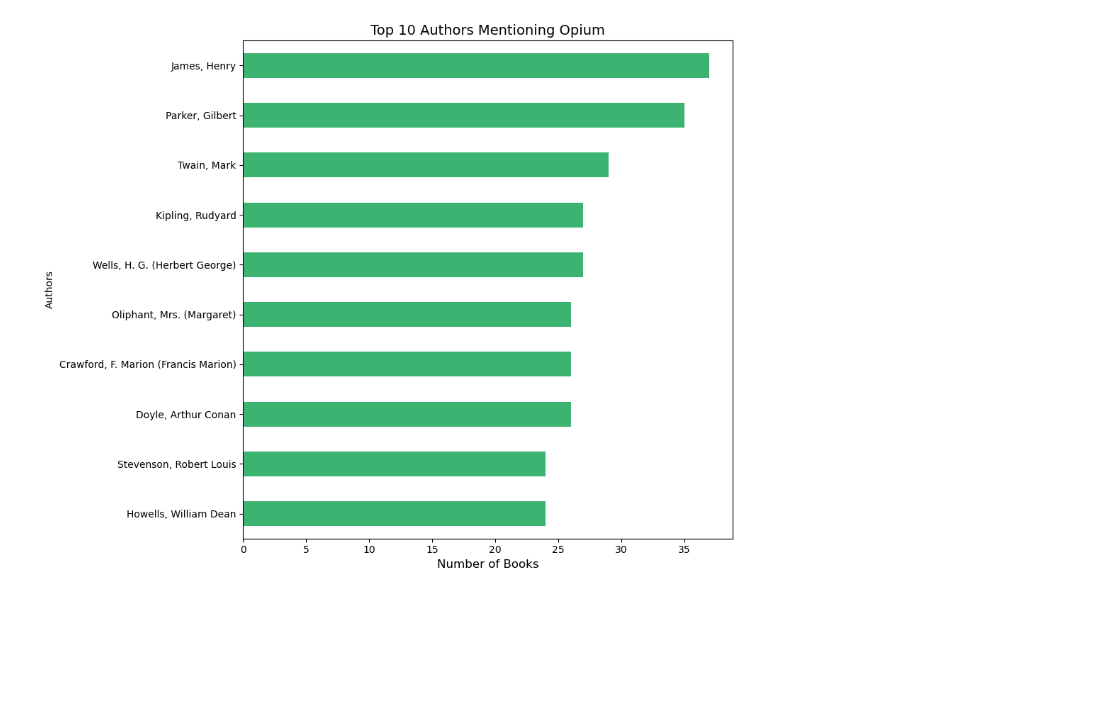
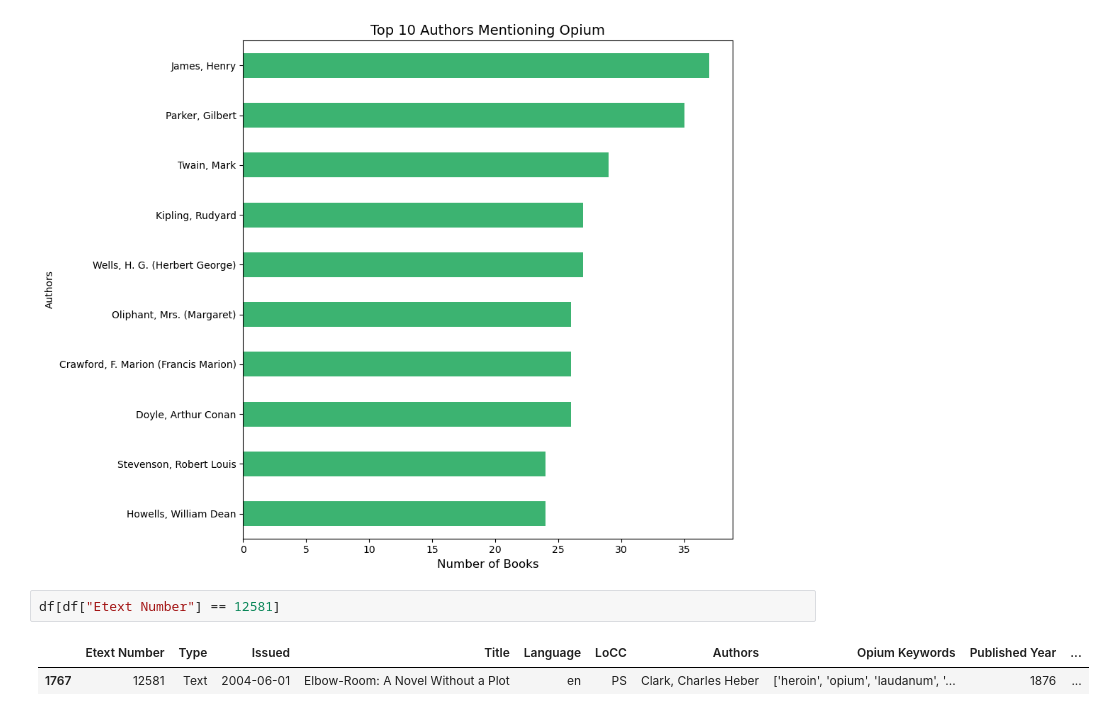
Before and after one commit to eglantine-vialaneix/opium-gutenberg, a Jupyter notebook: code/2_exploration/descriptive_analysis.ipynb, the cells around one changed output. Cells and saved outputs as stored; diff of their text form; blank space fills up the shorter version.

```diff
--- a/code/2_exploration/descriptive_analysis.ipynb
+++ b/code/2_exploration/descriptive_analysis.ipynb
@@ -389,3 +389,8 @@ plt.tight_layout()
 plt.show()
 # %% [output]
 [figure]
+# %%
+df[df["Etext Number"] == 12581]
+# %% [output]
+|  | Etext Number | Type | Issued | Title | Language | LoCC | Authors | Opium Keywords | Published Year | ... |
+| 1767 | 12581 | Text | 2004-06-01 | Elbow-Room: A Novel Without a Plot | en | PS | Clark, Charles Heber | ['heroin', 'opium', 'laudanum', '... | 1876 | ... |
```
Also changed, not shown: 4 other files.
